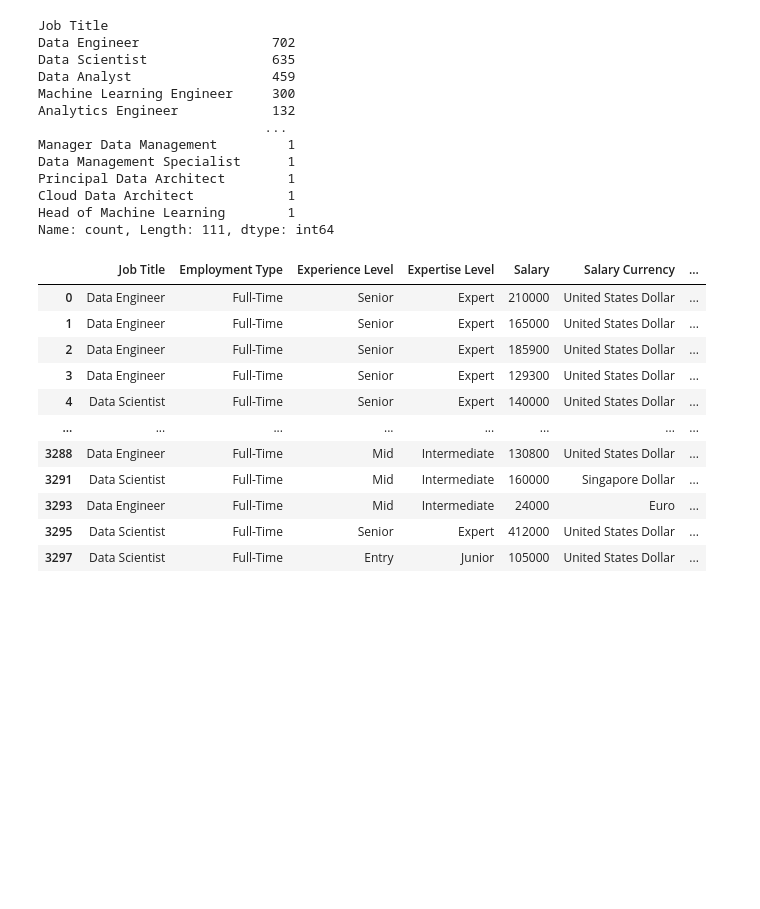
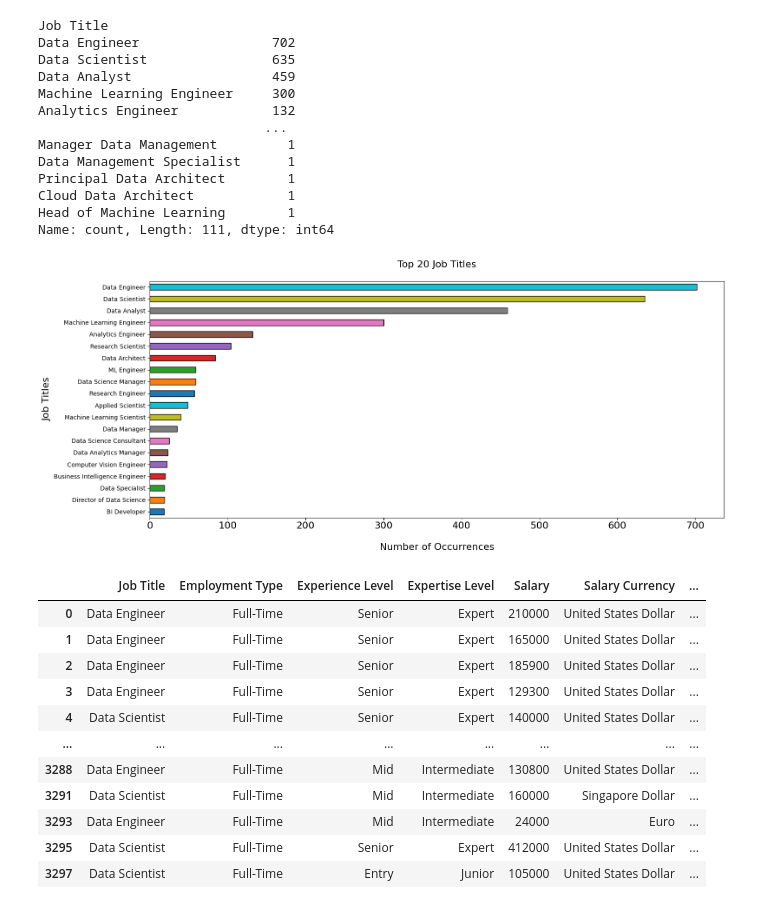
Before and after one commit to CODA-Assignment-Bay/p1-coda001-rmt-m2-lusitaniarc, a Jupyter notebook: P1M2_lusitania.ipynb, the cells around one changed output. Drawn from its saved outputs; the diff is of its cells as text; code cells hidden in the pictures; blank space fills up the shorter version.

```diff
--- a/P1M2_lusitania.ipynb
+++ b/P1M2_lusitania.ipynb
@@ -115,6 +116,18 @@ Principal Data Architect        1
 Cloud Data Architect            1
 Head of Machine Learning        1
 Name: count, Length: 111, dtype: int64
+# %%
+top_20_job_title = df["Job Title"].value_counts()[:20]
+plt.figure(figsize = (16, 7))
+top_20_job_title.sort_values(ascending = True).plot(kind = 'barh', color = sns.color_palette('tab10'), edgecolor = 'black')
+plt.ylabel('Job Titles', fontsize = 16)
+plt.xlabel('\nNumber of Occurrences', fontsize = 16)
+plt.title('Top 20 Job Titles\n', fontsize = 16)
+plt.xticks(rotation = 0, ha = 'center', fontsize = 16)
+plt.tight_layout()
+plt.show()
+# %% [output]
+[figure, added]
 # %%
 # filter data (hanya digunakan data dengan jumlah job title 3 terbanyak - Data Scientist, Data Engineer, dan Data Analyst)
 
```
Also changed, not shown: parts of 19 cells of this notebook, 3 other files.
